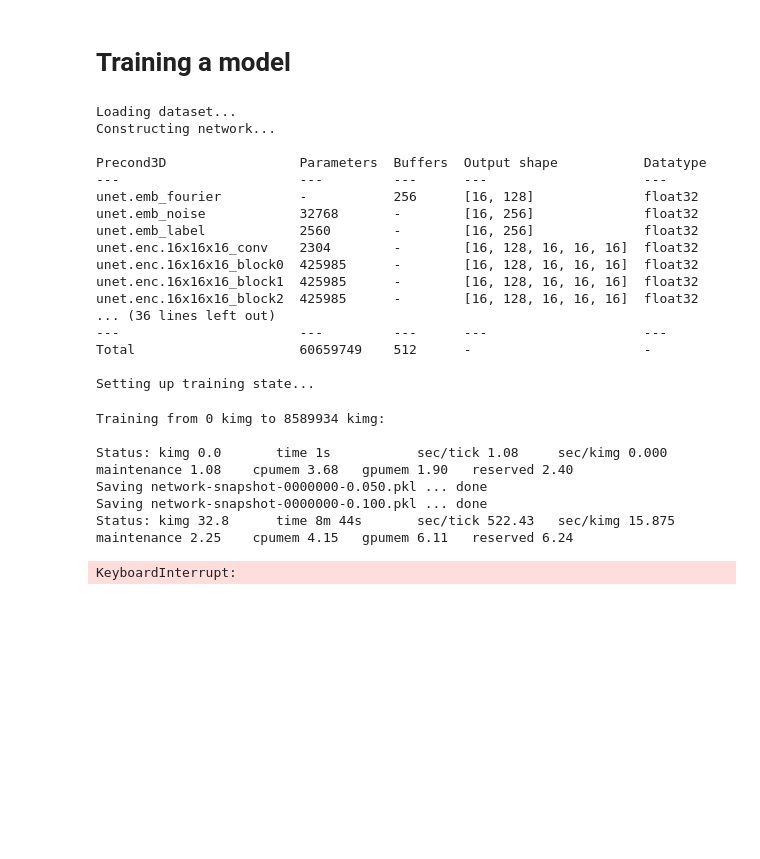
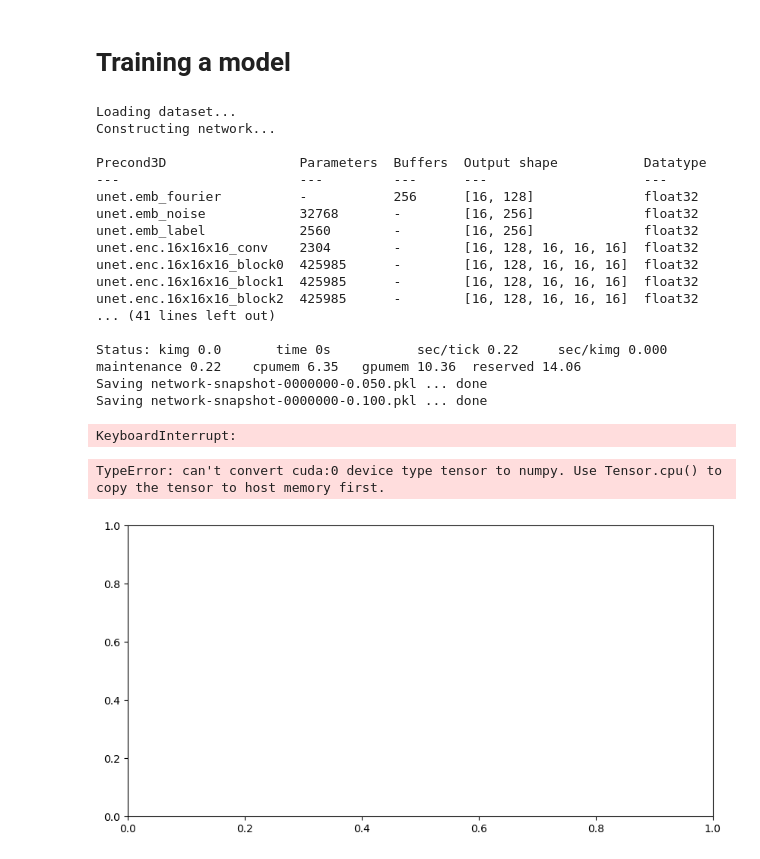
Before and after one commit to trevor-chan/3D_SR_CT, a Jupyter notebook: video_edm2/notebooks/testing.ipynb, the cells around one changed output. Saved outputs shown, nothing was run; the diff lists cells and outputs as text; code cells hidden in the pictures; blank space fills up the shorter version.

```diff
--- a/video_edm2/notebooks/testing.ipynb
+++ b/video_edm2/notebooks/testing.ipynb
@@ -158,7 +205,9 @@ torch.Size([4, 1, 16, 16, 16])
 # %% [markdown]
 # Crafting a test dataset
 # %%
-f = h5py.File('../data/mnist3d/full_dataset_vectors.h5', 'r')
+# f = h5py.File('../data/mnist3d/full_dataset_vectors.h5', 'r')
+f = h5py.File('/home/trevor/trevor/repos/3D_SR_CT/data/mnist3d/mnist_dataset.h5', 'r')
+
 train_data = np.array(f['X_train']).reshape(-1, 16, 16, 16)[:,np.newaxis,:,:,:]
 train_labels = np.array(f['y_train'])
 # %%
@@ -595,12 +646,19 @@ while True:
     batch_start_time = time.time()
     misc.set_random_seed(seed, dist.get_rank(), state.cur_nimg)
     optimizer.zero_grad(set_to_none=True)
+
+    iteration_losses = []
+
     for round_idx in range(num_accumulation_rounds):
         # with misc.ddp_sync(ddp, (round_idx == num_accumulation_rounds - 1)):
         images, labels = next(dataset_iterator)
         images = images.to(device)
         # loss = loss_fn(net=ddp, images=images, labels=labels.to(device))
         loss = loss_fn(net=net, images=images, labels=labels.to(device))
+
+        # record the loss value
+        iteration_losses.append(loss)
+
         training_stats.report('Loss/loss', loss)
         loss.sum().mul(loss_scaling / batch_gpu_total).backward()
 
@@ -635,18 +693,23 @@ unet.enc.16x16x16_conv    2304        -        [16, 128, 16, 16, 16]  float32
 unet.enc.16x16x16_block0  425985      -        [16, 128, 16, 16, 16]  float32
 unet.enc.16x16x16_block1  425985      -        [16, 128, 16, 16, 16]  float32
 unet.enc.16x16x16_block2  425985      -        [16, 128, 16, 16, 16]  float32
-... (36 lines left out)
----                       ---         ---      ---                    ---
-Total                     60659749    512      -                      -
+... (41 lines left out)
 
-Setting up training state...
+Status: kimg 0.0       time 0s           sec/tick 0.22     sec/kimg 0.000   maintenance 0.22    cpumem 6.35   gpumem 10.36  reserved 14.06
+Saving network-snapshot-0000000-0.050.pkl ... done
+Saving network-snapshot-0000000-0.100.pkl ... done
-Training from 0 kimg to 8589934 kimg:
-
-Status: kimg 0.0       time 1s           sec/tick 1.08     sec/kimg 0.000   maintenance 1.08    cpumem 3.68   gpumem 1.90   reserved 2.40
-Saving network-snapshot-0000000-0.050.pkl ... done
-Saving network-snapshot-0000000-0.100.pkl ... done
-Status: kimg 32.8      time 8m 44s       sec/tick 522.43   sec/kimg 15.875  maintenance 2.25    cpumem 4.15   gpumem 6.11   reserved 6.24
+KeyboardInterrupt:
-KeyboardInterrupt:
+# %%
+# plot loss history
+plt.figure(figsize = (10, 5))
+plt.plot(iteration_losses, label = 'Iteration Loss')
+plt.xlabel('Iteration')
+plt.ylabel('Loss')
+plt.title('Training Loss')
+plt.show()
+# %% [output]
+TypeError: can't convert cuda:0 device type tensor to numpy. Use Tensor.cpu() to copy the tensor to host memory first.
+[figure, added]
 # %%
 sample = np.load('/home/trevor/repos/video_edm2/experiments/mnist_test/samples_027904_99339602063455575688133065481878134393250160843453077890448214290674994981349861913707152312216145464973274376175502395242759439.npy')
 # %%
```
Also changed, not shown: parts of 12 cells of this notebook, 4 other files.
